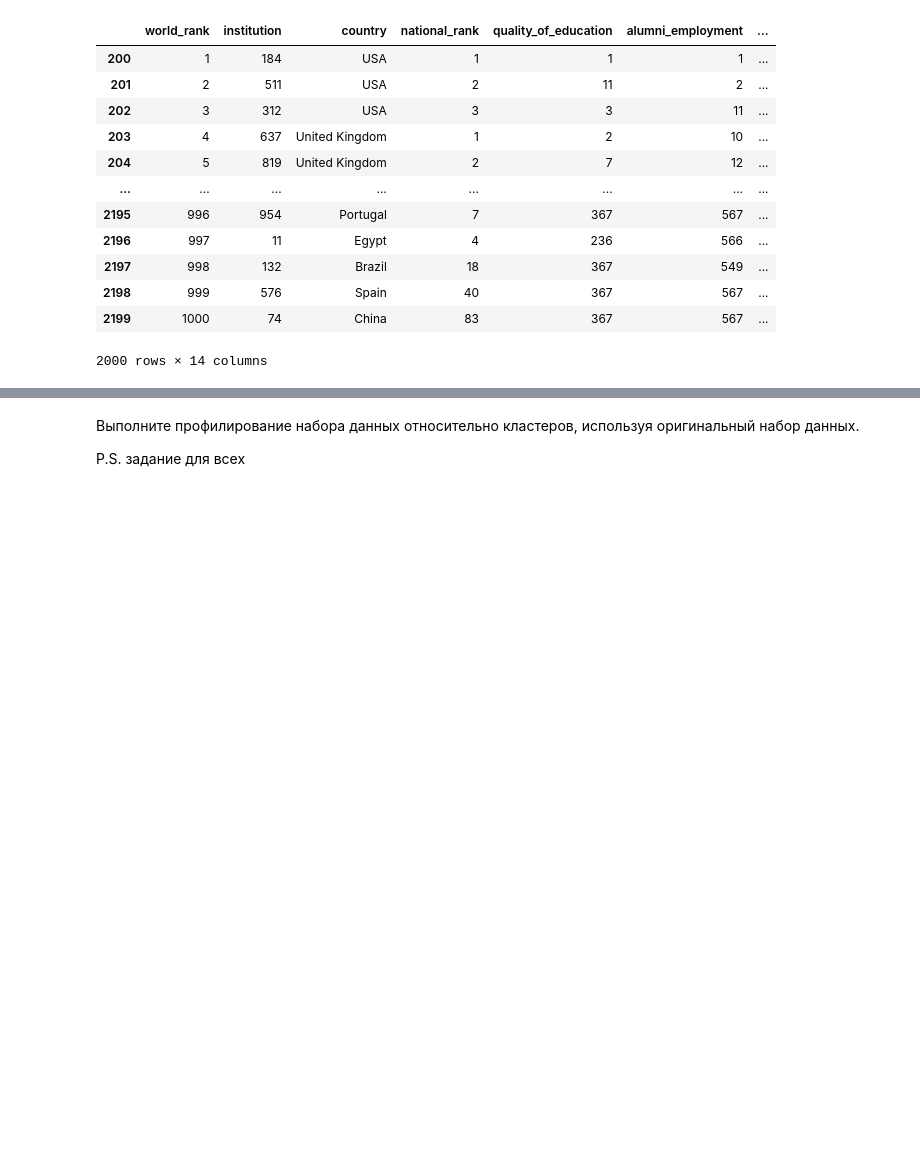
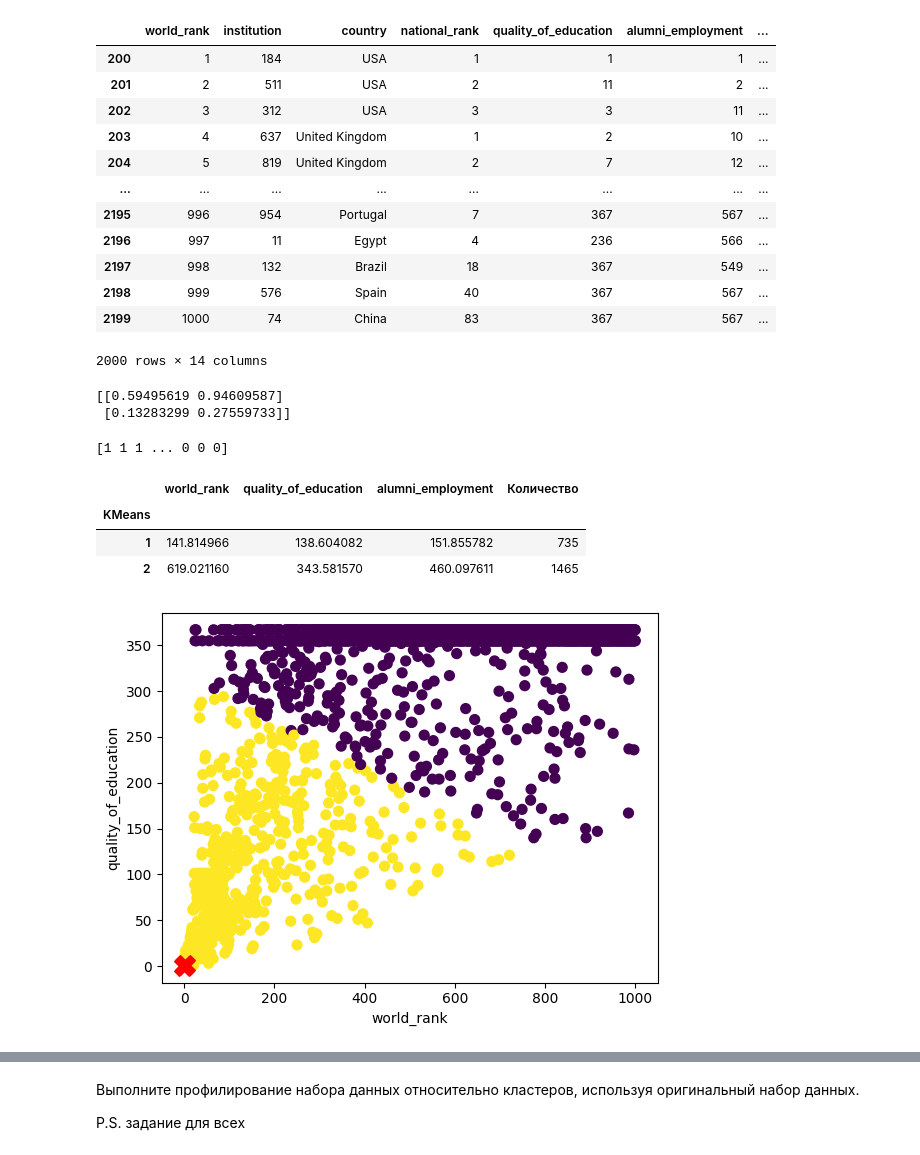
Before and after one commit to shyguuy/lab, a Jupyter notebook: lab4/Задание_4.ipynb, the cells around one changed output, grey strips where cells are left out. Drawn from its saved outputs; the diff is of its cells as text; code cells hidden in the pictures; blank space fills up the shorter version.

```diff
--- a/lab4/Задание_4.ipynb
+++ b/lab4/Задание_4.ipynb
@@ -223,3 +221,36 @@ df_cluster
+# %%
+# your_code here
+from sklearn.cluster import KMeans
+from sklearn import preprocessing
+
+col=['world_rank', 'quality_of_education']
+nClust=2
+
+X = preprocessing.MinMaxScaler().fit_transform(df[col].values)
+
+kmeans = KMeans(n_clusters=nClust).fit(X)
+
+cluster_centers = kmeans.cluster_centers_
+cluster_labels = kmeans.labels_
+# %%
+print(cluster_centers)
+# %% [output]
+[[0.59495619 0.94609587]
+ [0.13283299 0.27559733]]
+# %%
+print(cluster_labels)
+# %% [output]
+[1 1 1 ... 0 0 0]
+# %%
+df['KMeans']=kmeans.labels_+1
+res=df.groupby('KMeans')[col].mean()
+res['Количество']=df.groupby('KMeans').size().values
+res
+# %% [output]
+|  | world_rank | quality_of_education | alumni_employment | Количество |
+| KMeans |  |  |  |  |
+| 1 | 141.814966 | 138.604082 | 151.855782 | 735 |
+| 2 | 619.021160 | 343.581570 | 460.097611 | 1465 |
 # %%
 """
 Здесь визуализация кластеров k-means
@@ -230,3 +259,12 @@ df_cluster
+# %%
+from matplotlib import pyplot as plt
+plt.scatter(df["world_rank"], df["quality_of_education"], c=cluster_labels, s=50, cmap='viridis')
+plt.scatter(cluster_centers[:, 0], cluster_centers[:, 1], c='red', s=200, marker='X')
+plt.xlabel('world_rank')
+plt.ylabel('quality_of_education')
+plt.show()
+# %% [output]
+[figure, added]
 # %%
 """
 Здесь DBSCAN и метрики. Используйте поиск оптимального EPS. Объясните почему?
```
Also changed, not shown: parts of 5 cells of this notebook.
